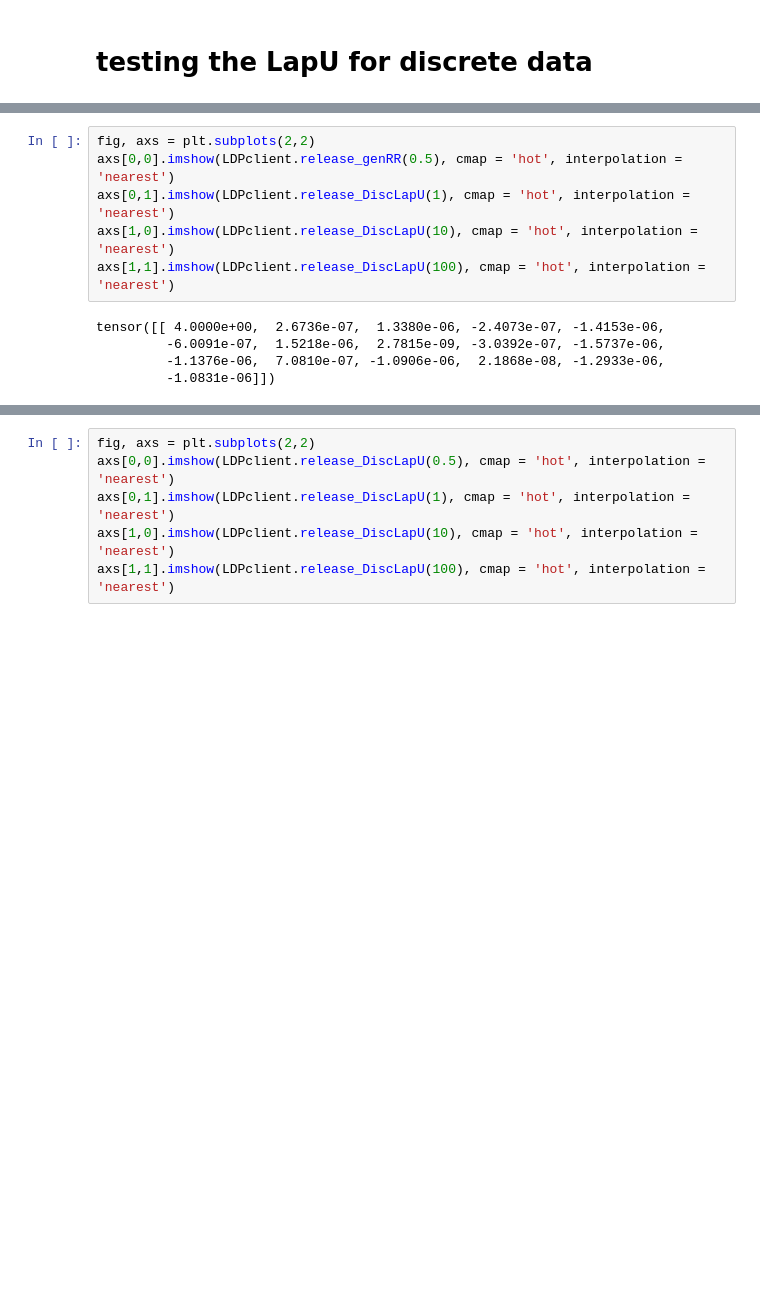
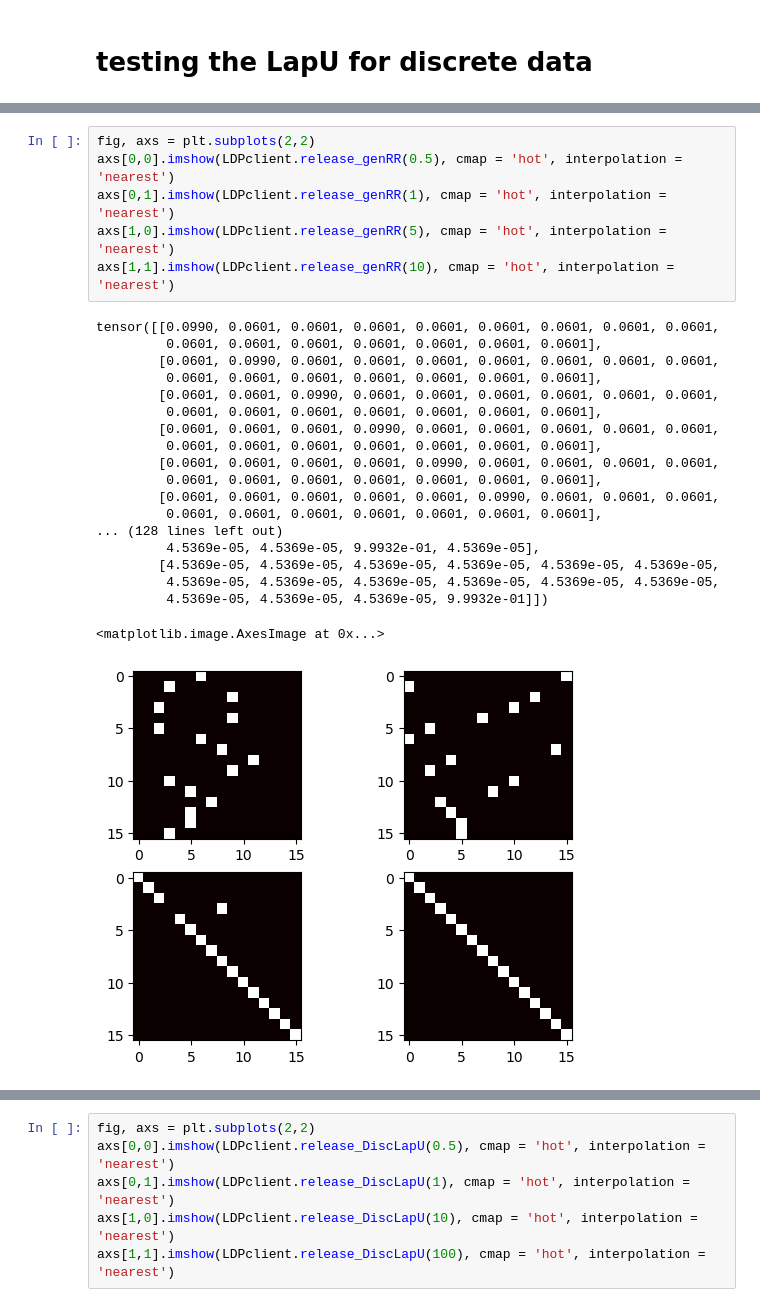
Before and after one commit to Jong-Min-Moon/LDPUts, a Jupyter notebook: playground.ipynb, the cells around one changed output, grey strips where cells are left out. Cells and saved outputs as stored; diff of their text form; blank space fills up the shorter version.

```diff
--- a/playground.ipynb
+++ b/playground.ipynb
@@ -58,11 +54,26 @@ axs[1,1].imshow(LDPclient.release_DiscLapU(100), cmap = 'hot', interpolation = '
 # %%
 fig, axs = plt.subplots(2,2)
 axs[0,0].imshow(LDPclient.release_genRR(0.5), cmap = 'hot', interpolation = 'nearest')
-axs[0,1].imshow(LDPclient.release_DiscLapU(1), cmap = 'hot', interpolation = 'nearest')
-axs[1,0].imshow(LDPclient.release_DiscLapU(10), cmap = 'hot', interpolation = 'nearest')
-axs[1,1].imshow(LDPclient.release_DiscLapU(100), cmap = 'hot', interpolation = 'nearest')
+axs[0,1].imshow(LDPclient.release_genRR(1), cmap = 'hot', interpolation = 'nearest')
+axs[1,0].imshow(LDPclient.release_genRR(5), cmap = 'hot', interpolation = 'nearest')
+axs[1,1].imshow(LDPclient.release_genRR(10), cmap = 'hot', interpolation = 'nearest')
 # %% [output]
-tensor([[ 4.0000e+00,  2.6736e-07,  1.3380e-06, -2.4073e-07, -1.4153e-06,
-         -6.0091e-07,  1.5218e-06,  2.7815e-09, -3.0392e-07, -1.5737e-06,
-         -1.1376e-06,  7.0810e-07, -1.0906e-06,  2.1868e-08, -1.2933e-06,
-         -1.0831e-06]])
+tensor([[0.0990, 0.0601, 0.0601, 0.0601, 0.0601, 0.0601, 0.0601, 0.0601, 0.0601,
+         0.0601, 0.0601, 0.0601, 0.0601, 0.0601, 0.0601, 0.0601],
+        [0.0601, 0.0990, 0.0601, 0.0601, 0.0601, 0.0601, 0.0601, 0.0601, 0.0601,
+         0.0601, 0.0601, 0.0601, 0.0601, 0.0601, 0.0601, 0.0601],
+        [0.0601, 0.0601, 0.0990, 0.0601, 0.0601, 0.0601, 0.0601, 0.0601, 0.0601,
+         0.0601, 0.0601, 0.0601, 0.0601, 0.0601, 0.0601, 0.0601],
+        [0.0601, 0.0601, 0.0601, 0.0990, 0.0601, 0.0601, 0.0601, 0.0601, 0.0601,
+         0.0601, 0.0601, 0.0601, 0.0601, 0.0601, 0.0601, 0.0601],
+        [0.0601, 0.0601, 0.0601, 0.0601, 0.0990, 0.0601, 0.0601, 0.0601, 0.0601,
+         0.0601, 0.0601, 0.0601, 0.0601, 0.0601, 0.0601, 0.0601],
+        [0.0601, 0.0601, 0.0601, 0.0601, 0.0601, 0.0990, 0.0601, 0.0601, 0.0601,
+         0.0601, 0.0601, 0.0601, 0.0601, 0.0601, 0.0601, 0.0601],
+... (128 lines left out)
+         4.5369e-05, 4.5369e-05, 9.9932e-01, 4.5369e-05],
+        [4.5369e-05, 4.5369e-05, 4.5369e-05, 4.5369e-05, 4.5369e-05, 4.5369e-05,
+         4.5369e-05, 4.5369e-05, 4.5369e-05, 4.5369e-05, 4.5369e-05, 4.5369e-05,
+         4.5369e-05, 4.5369e-05, 4.5369e-05, 9.9932e-01]])
+<matplotlib.image.AxesImage at 0x...>
+[figure, added]
```
Also changed, not shown: parts of 6 cells of this notebook, 4 other files.
